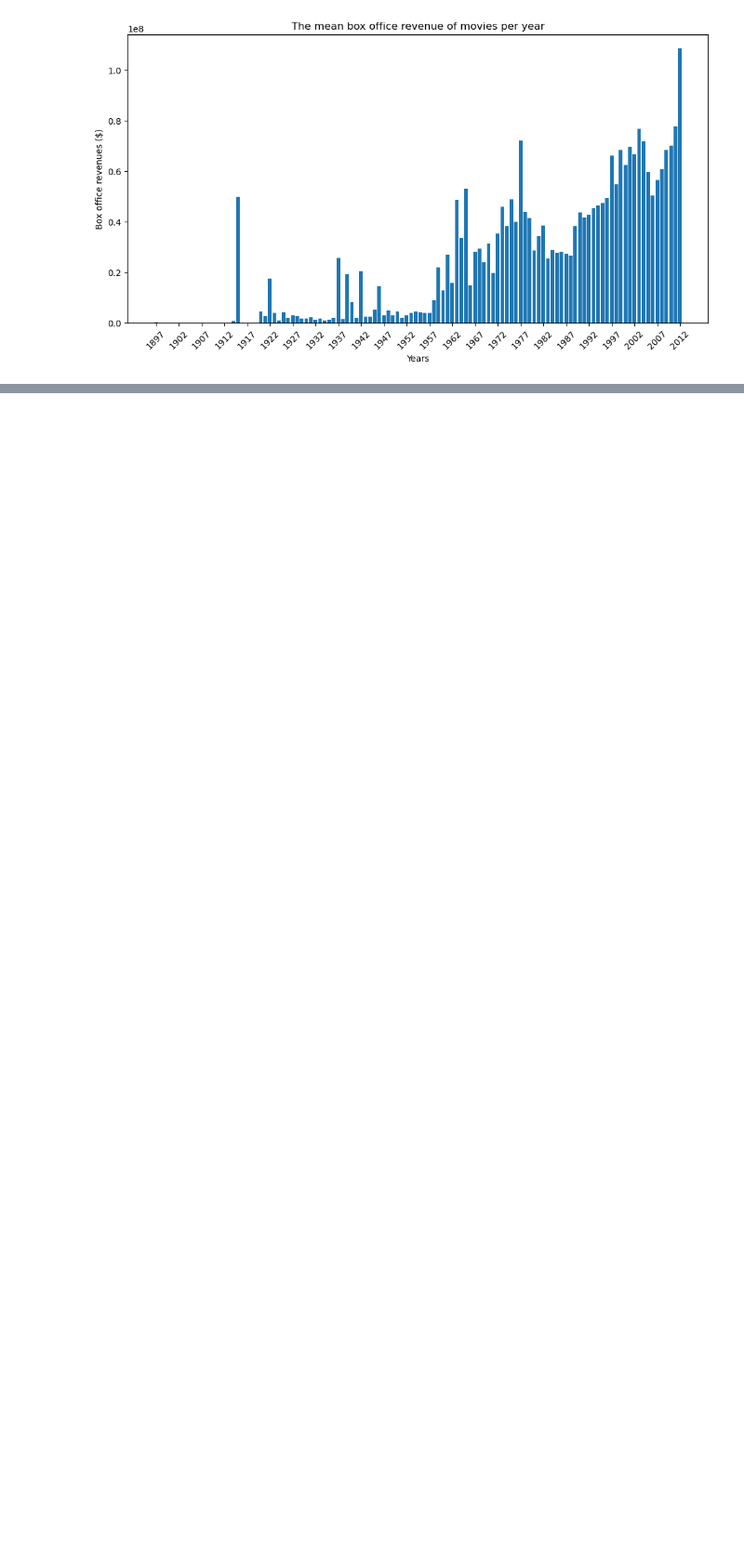
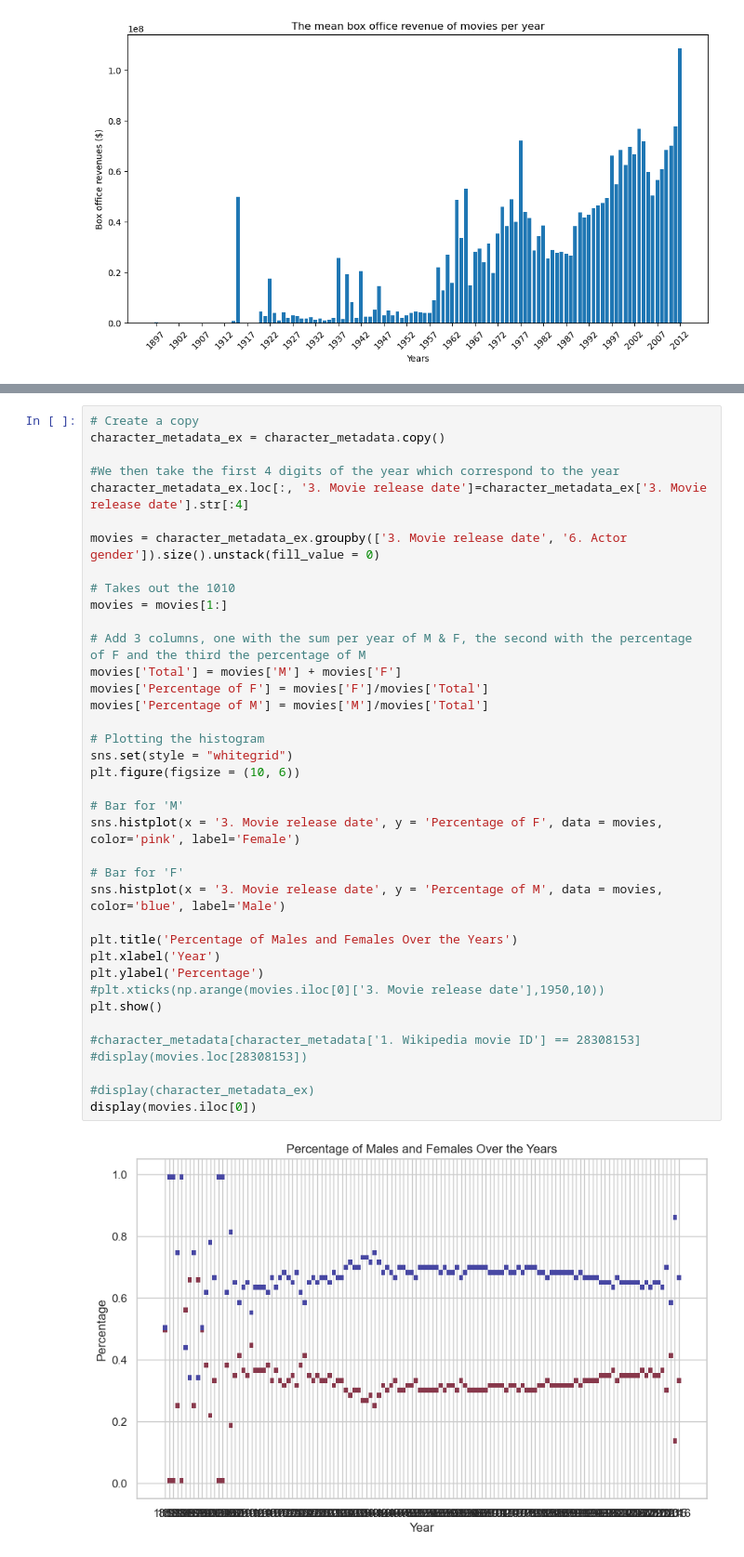
Before and after one commit to epfl-ada/ada-2023-project-pandamonium, a Jupyter notebook: Milestone_P2.ipynb, the cells around one changed output, grey strips where cells are left out. Shown: that part at 93% size. Saved outputs shown, nothing was run; the diff lists cells and outputs as text; blank space fills up the shorter version.

```diff
--- a/Milestone_P2.ipynb
+++ b/Milestone_P2.ipynb
@@ -257,0 +294,40 @@ plt.show()
+# %%
+# Create a copy
+character_metadata_ex = character_metadata.copy()
+
+#We then take the first 4 digits of the year which correspond to the year
+character_metadata_ex.loc[:, '3. Movie release date']=character_metadata_ex['3. Movie release date'].str[:4]
+
+movies = character_metadata_ex.groupby(['3. Movie release date', '6. Actor gender']).size().unstack(fill_value = 0)
+
+# Takes out the 1010
+movies = movies[1:]
+
+# Add 3 columns, one with the sum per year of M & F, the second with the percentage of F and the third the percentage of M
+movies['Total'] = movies['M'] + movies['F']
+movies['Percentage of F'] = movies['F']/movies['Total']
+movies['Percentage of M'] = movies['M']/movies['Total']
+
+# Plotting the histogram
+sns.set(style = "whitegrid")
+plt.figure(figsize = (10, 6))
+
+# Bar for 'M'
+sns.histplot(x = '3. Movie release date', y = 'Percentage of F', data = movies, color='pink', label='Female')
+
+# Bar for 'F'
+sns.histplot(x = '3. Movie release date', y = 'Percentage of M', data = movies, color='blue', label='Male')
+
+plt.title('Percentage of Males and Females Over the Years')
+plt.xlabel('Year')
+plt.ylabel('Percentage')
+#plt.xticks(np.arange(movies.iloc[0]['3. Movie release date'],1950,10))
+plt.show()
+
+#character_metadata[character_metadata['1. Wikipedia movie ID'] == 28308153]
+#display(movies.loc[28308153])
+
+#display(character_metadata_ex)
+display(movies.iloc[0])
+# %% [output]
+[figure, added]
```
Also changed, not shown: parts of 4 cells of this notebook.
